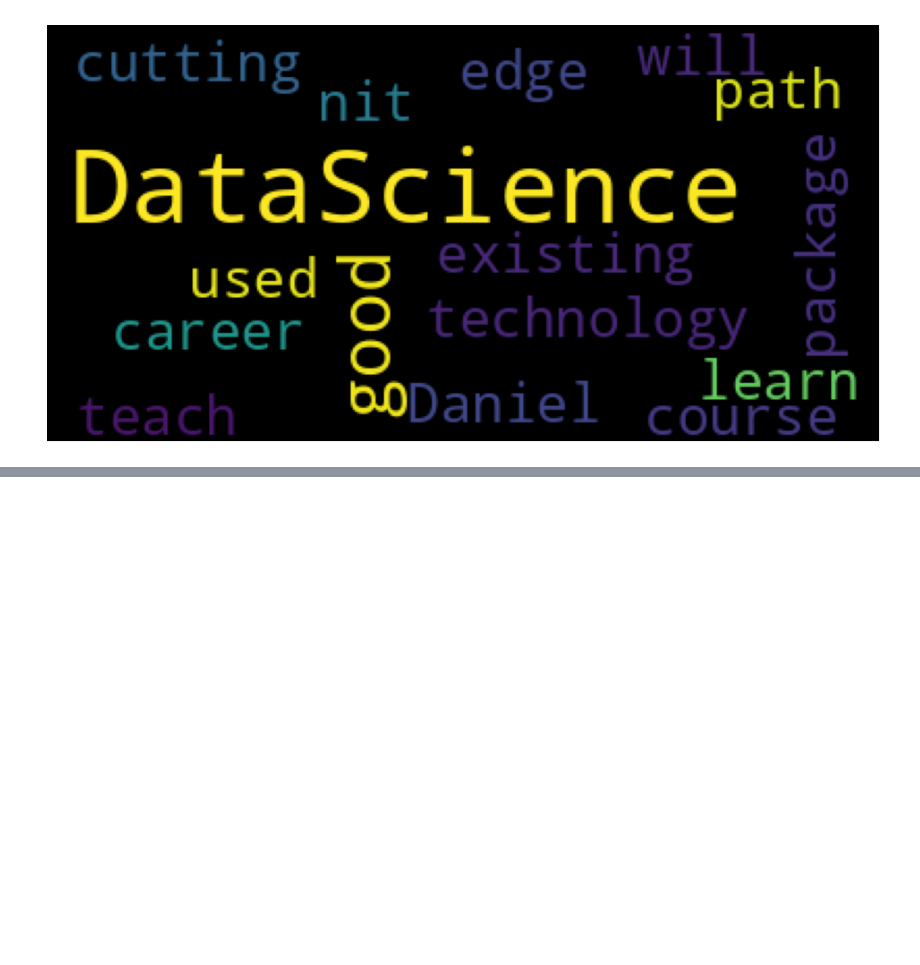
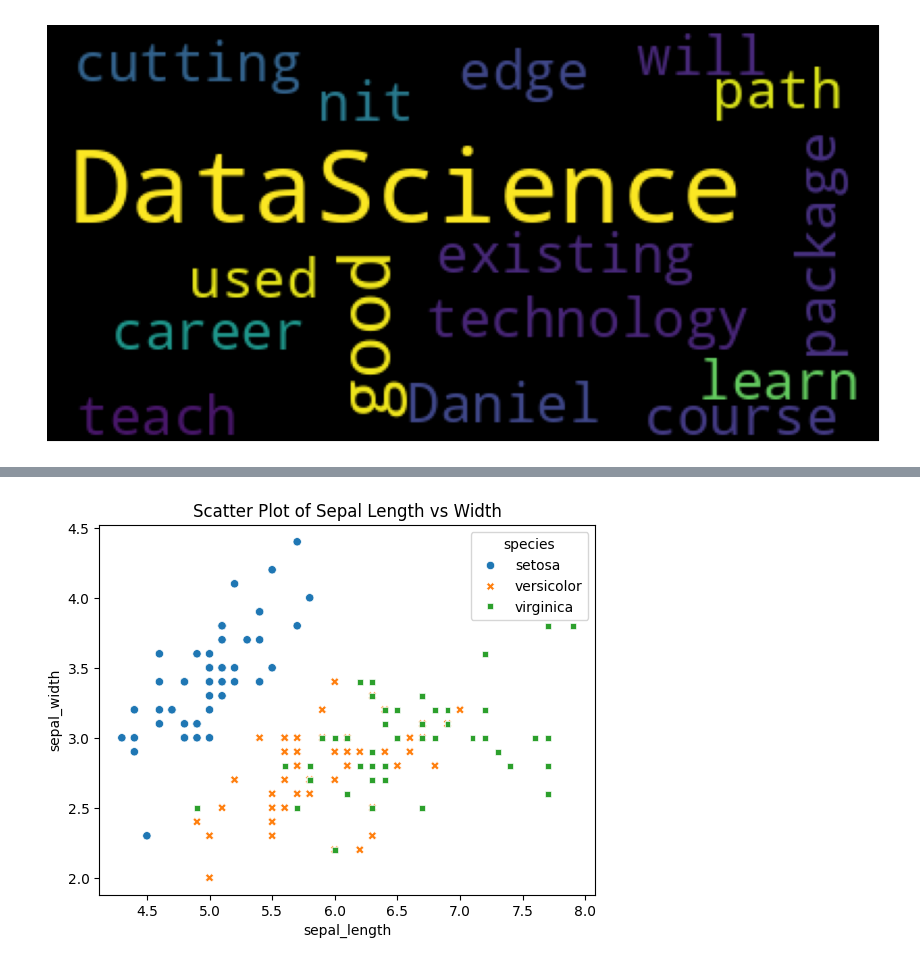
Before and after one commit to lokeshneerasa/Seaborn, a Jupyter notebook: Seaborn.ipynb, the cells around one changed output, grey strips where cells are left out. Saved outputs shown, nothing was run; the diff lists cells and outputs as text; code cells hidden in the pictures; blank space fills up the shorter version.

```diff
--- a/Seaborn.ipynb
+++ b/Seaborn.ipynb
@@ -247,0 +275,15 @@ figure.show()
+# %%
+#Scatterplot in Seaborn
+import seaborn as sns
+import matplotlib.pyplot as plt
+
+# Load built-in dataset
+data = sns.load_dataset("iris")
+
+# Scatter plot of sepal length vs sepal width
+sns.scatterplot(x="sepal_length", y="sepal_width", data=data, hue="species", style="species")
+
+plt.title("Scatter Plot of Sepal Length vs Width")
+plt.show()
+# %% [output]
+[figure, added]
```
Also changed, not shown: parts of 4 cells of this notebook.
